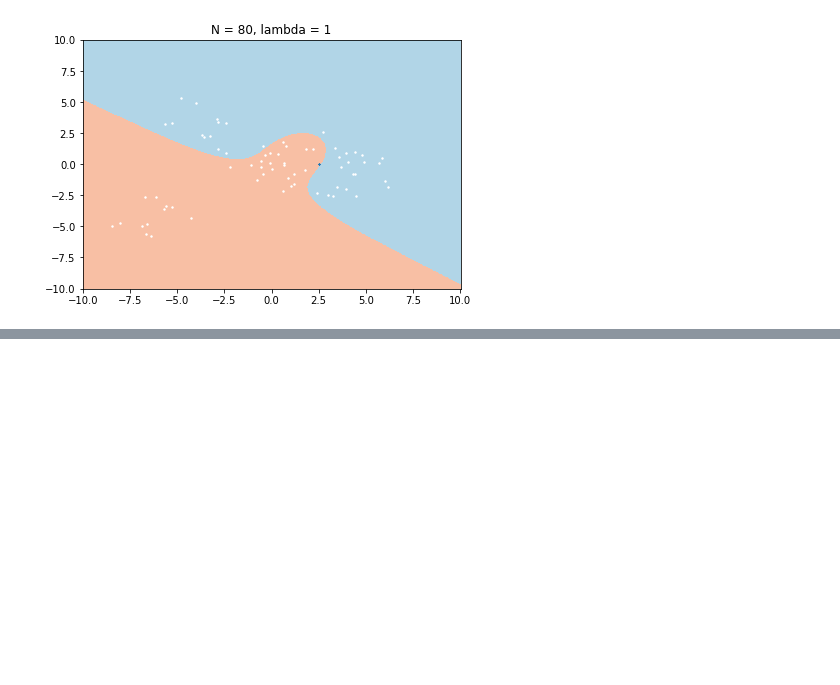
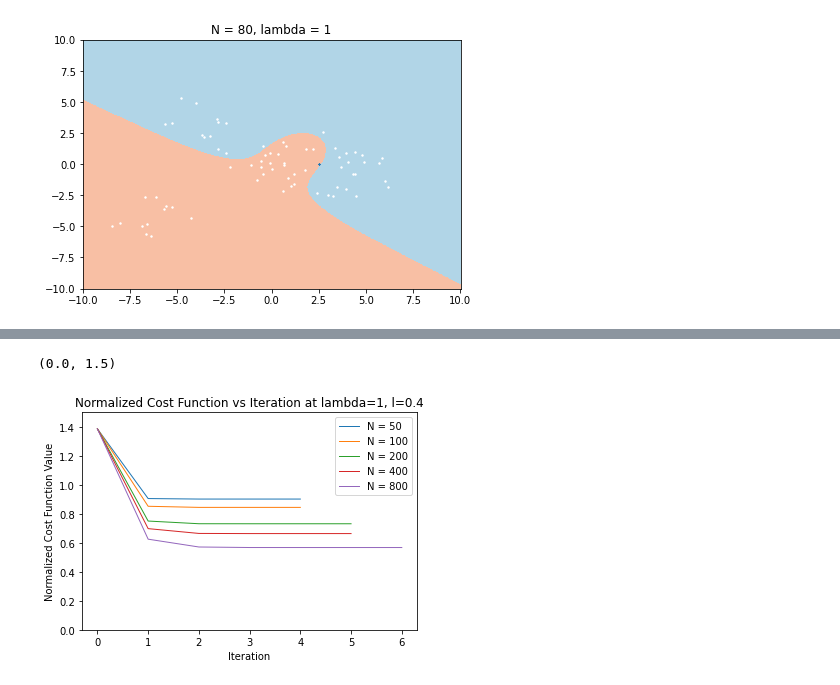
Before and after one commit to lcy0x1/ECE283, a Jupyter notebook: src/hw1/q1.ipynb, the cells around one changed output, grey strips where cells are left out. Saved outputs shown, nothing was run; the diff lists cells and outputs as text; code cells hidden in the pictures; blank space fills up the shorter version.

```diff
--- a/src/hw1/q1.ipynb
+++ b/src/hw1/q1.ipynb
@@ -356,0 +420,18 @@ test(regress(train_sample_0, train_sample_1,30,0.1))
+# %%
+param_list = [25, 50, 100, 200, 400]
+reg_list = [regressk(map_sample_0, map_sample_1, num, 1, 0.4)
+            for num in param_list]
+
+fig, ax = plt.subplots()
+lines = []
+for reg in reg_list:
+    line, = ax.plot(reg["cost"], linewidth=1, label='N = '+str(reg["n"]*2))
+    lines.append(line)
+ax.legend(handles=lines)
+ax.set_title("Normalized Cost Function vs Iteration at lambda=1, l=0.4")
+ax.set_xlabel("Iteration")
+ax.set_ylabel("Normalized Cost Function Value")
+ax.set_ylim(0,1.5)
+# %% [output]
+(0.0, 1.5)
+[figure, added]
```
Also changed, not shown: parts of 16 cells of this notebook, 2 other files.
